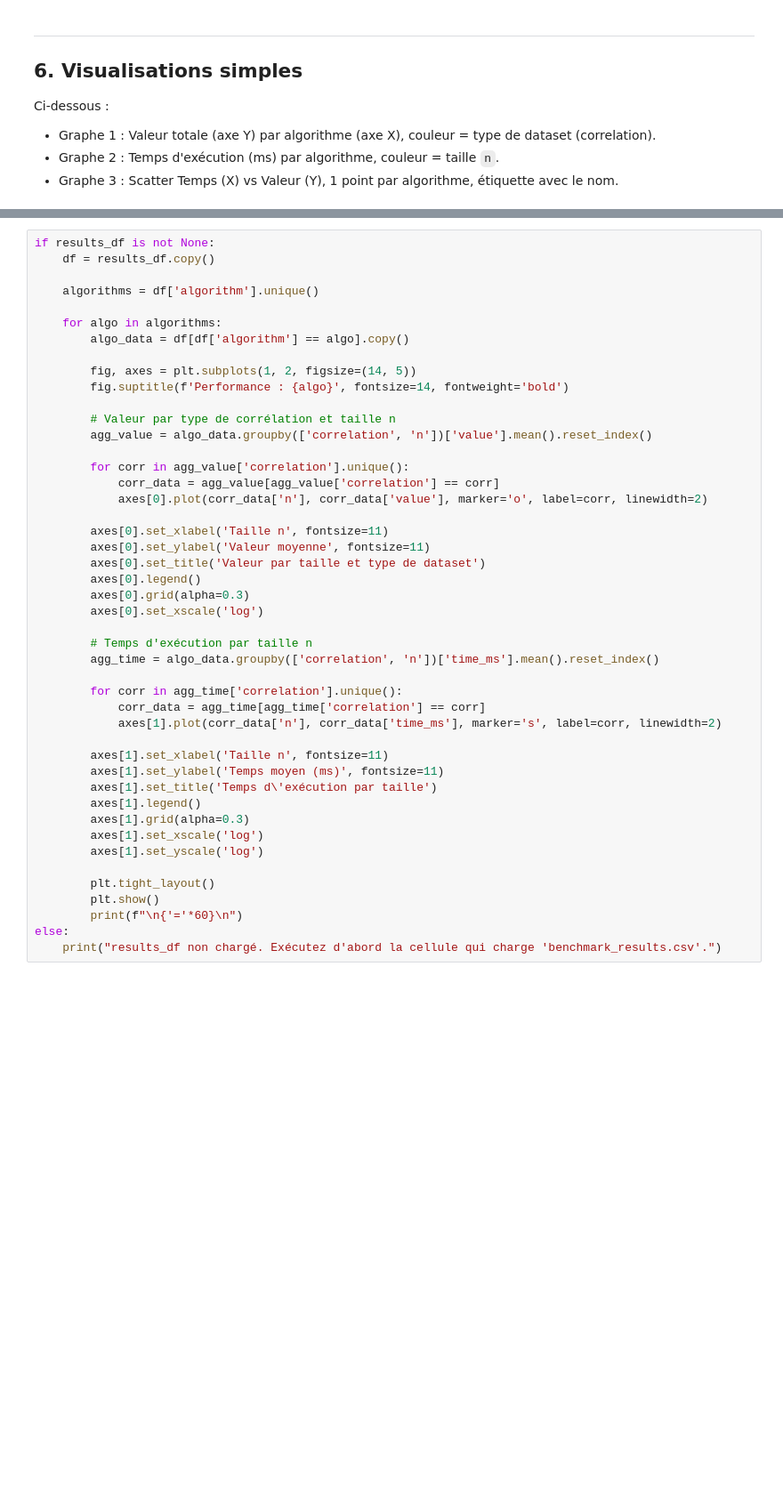
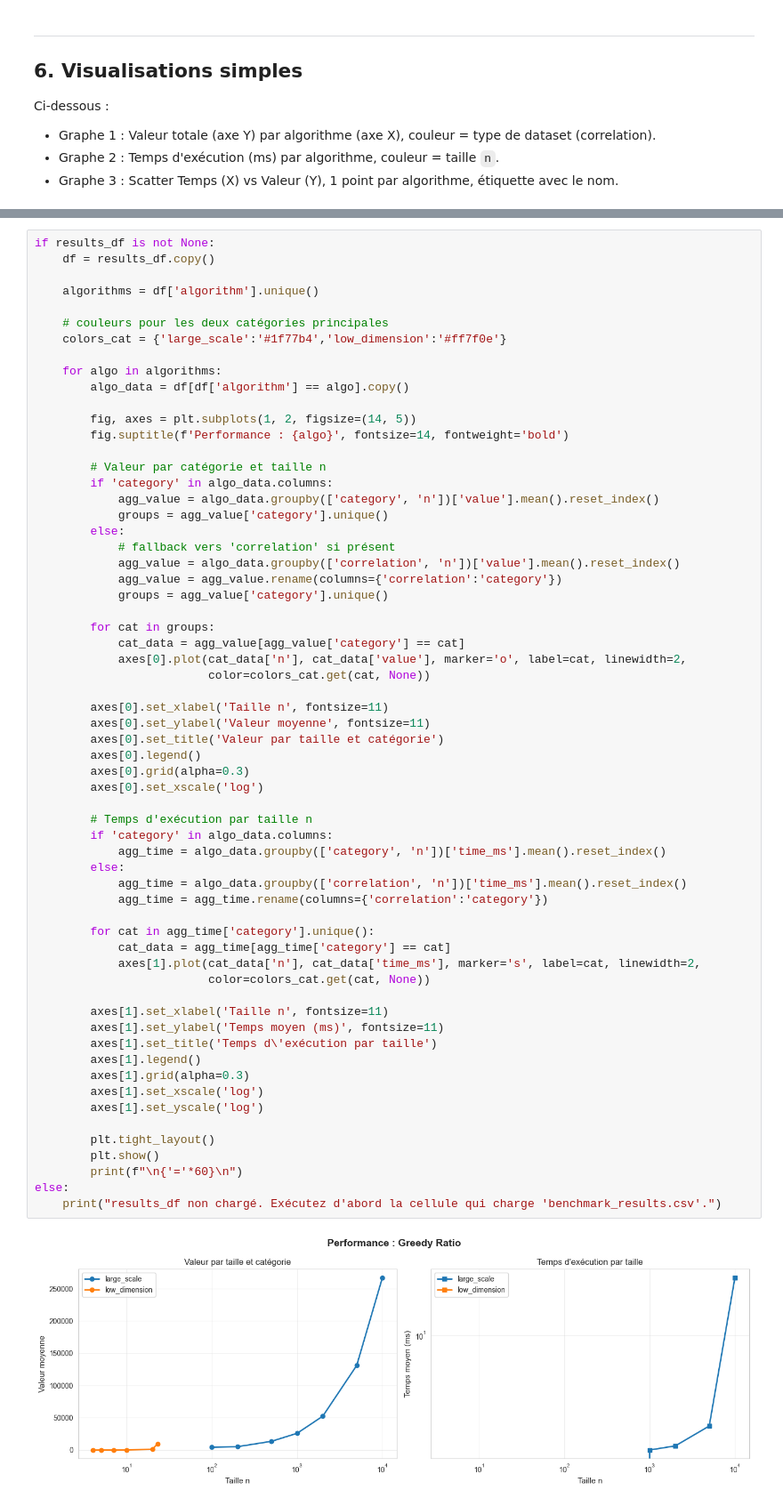
Before and after one commit to 777Arman/projet_advanced_algo, a Jupyter notebook: algo/knapsack_project.ipynb, the cells around one changed output, grey strips where cells are left out. Shown at 89% size. Drawn from its saved outputs; the diff is of its cells as text; blank space fills up the shorter version.

```diff
--- a/algo/knapsack_project.ipynb
+++ b/algo/knapsack_project.ipynb
@@ -1037,44 +1028,62 @@ if results_df is not None:
     df = results_df.copy()
 
     algorithms = df['algorithm'].unique()
+
+    # couleurs pour les deux catégories principales
+    colors_cat = {'large_scale':'#1f77b4','low_dimension':'#ff7f0e'}
 
     for algo in algorithms:
         algo_data = df[df['algorithm'] == algo].copy()
 
         fig, axes = plt.subplots(1, 2, figsize=(14, 5))
         fig.suptitle(f'Performance : {algo}', fontsize=14, fontweight='bold')
 
-        # Valeur par type de corrélation et taille n
-        agg_value = algo_data.groupby(['correlation', 'n'])['value'].mean().reset_index()
+        # Valeur par catégorie et taille n
+        if 'category' in algo_data.columns:
+            agg_value = algo_data.groupby(['category', 'n'])['value'].mean().reset_index()
+            groups = agg_value['category'].unique()
+        else:
+            # fallback vers 'correlation' si présent
+            agg_value = algo_data.groupby(['correlation', 'n'])['value'].mean().reset_index()
+            agg_value = agg_value.rename(columns={'correlation':'category'})
+            groups = agg_value['category'].unique()
 
-        for corr in agg_value['correlation'].unique():
-            corr_data = agg_value[agg_value['correlation'] == corr]
-            axes[0].plot(corr_data['n'], corr_data['value'], marker='o', label=corr, linewidth=2)
+        for cat in groups:
+            cat_data = agg_value[agg_value['category'] == cat]
+            axes[0].plot(cat_data['n'], cat_data['value'], marker='o', label=cat, linewidth=2,
+                         color=colors_cat.get(cat, None))
 
         axes[0].set_xlabel('Taille n', fontsize=11)
         axes[0].set_ylabel('Valeur moyenne', fontsize=11)
-        axes[0].set_title('Valeur par taille et type de dataset')
+        axes[0].set_title('Valeur par taille et catégorie')
         axes[0].legend()
         axes[0].grid(alpha=0.3)
         axes[0].set_xscale('log')
 
         # Temps d'exécution par taille n
-        agg_time = algo_data.groupby(['correlation', 'n'])['time_ms'].mean().reset_index()
+        if 'category' in algo_data.columns:
+            agg_time = algo_data.groupby(['category', 'n'])['time_ms'].mean().reset_index()
+        else:
+            agg_time = algo_data.groupby(['correlation', 'n'])['time_ms'].mean().reset_index()
+            agg_time = agg_time.rename(columns={'correlation':'category'})
 
-        for corr in agg_time['correlation'].unique():
-            corr_data = agg_time[agg_time['correlation'] == corr]
-            axes[1].plot(corr_data['n'], corr_data['time_ms'], marker='s', label=corr, linewidth=2)
+        for cat in agg_time['category'].unique():
+            cat_data = agg_time[agg_time['category'] == cat]
+            axes[1].plot(cat_data['n'], cat_data['time_ms'], marker='s', label=cat, linewidth=2,
+                         color=colors_cat.get(cat, None))
 
         axes[1].set_xlabel('Taille n', fontsize=11)
         axes[1].set_ylabel('Temps moyen (ms)', fontsize=11)
         axes[1].set_title('Temps d\'exécution par taille')
         axes[1].legend()
         axes[1].grid(alpha=0.3)
         axes[1].set_xscale('log')
         axes[1].set_yscale('log')
 
         plt.tight_layout()
         plt.show()
         print(f"\n{'='*60}\n")
 else:
     print("results_df non chargé. Exécutez d'abord la cellule qui charge 'benchmark_results.csv'.")
+# %% [output]
+[figure, added]
```
Also changed, not shown: parts of 7 cells of this notebook, 12 other files.
